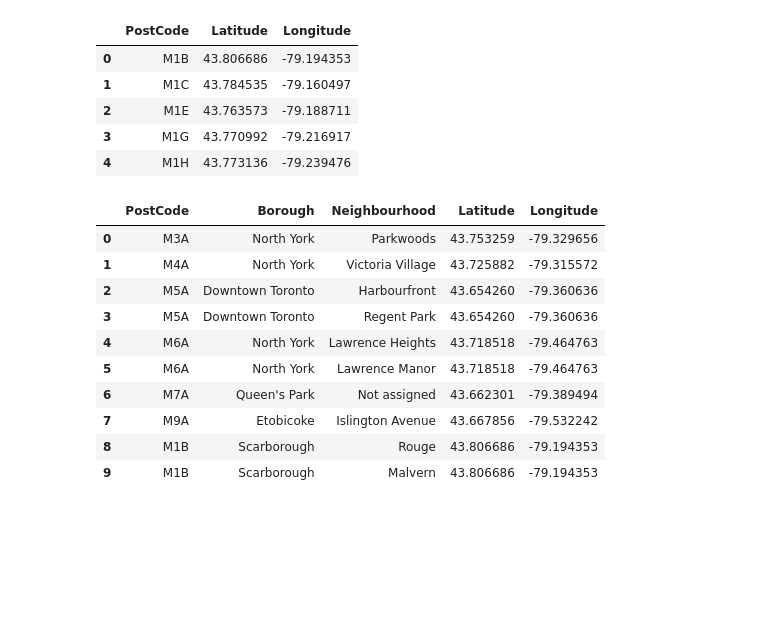
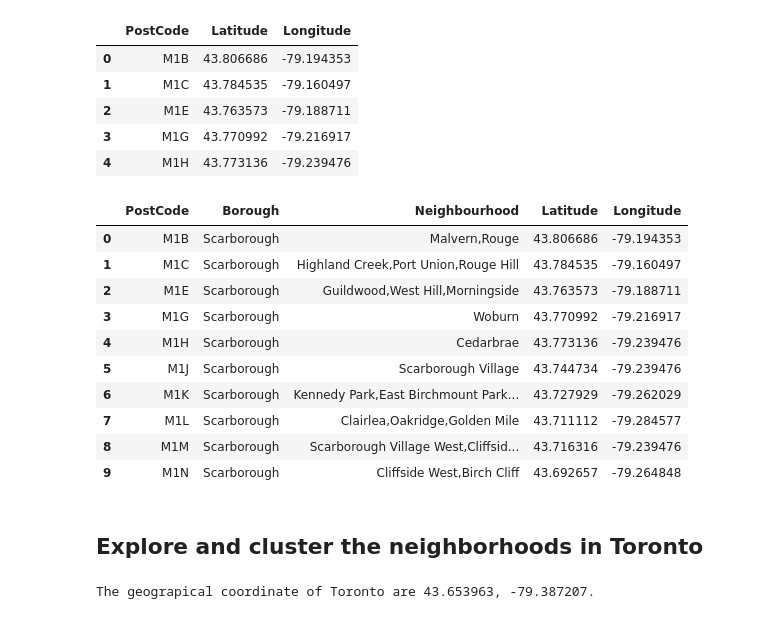
Before and after one commit to S001412/capstone, a Jupyter notebook: canada_code.ipynb, the cells around one changed output. Saved outputs shown, nothing was run; the diff lists cells and outputs as text; code cells hidden in the pictures; blank space fills up the shorter version.

```diff
--- a/canada_code.ipynb
+++ b/canada_code.ipynb
@@ -27,7 +27,7 @@ while c < len(td_tag):
 import pandas as pd
 c = {'PostCode':a1, 'Borough':a2, 'Neighbourhood':a3}
 df = pd.DataFrame(c)
-df.drop([288], inplace=True)
+df.drop([df.shape[0]-1], axis=0,inplace=True)
 # %%
 df.head(10)
 # %% [output]
@@ -48,0 +45,3 @@ df.shape
+# %%
+df = df[df.Borough != "Not assigned"]
+df.shape
@@ -48,0 +50,4 @@ df.shape
+# %%
+df_clean = df.groupby("PostCode").agg(lambda x:','.join(set(x)))
+df_clean.reset_index()
+df_clean
@@ -107,17 +132,19 @@ geo_df.head()
 | 3 | M1G | 43.770992 | -79.216917 |
 | 4 | M1H | 43.773136 | -79.239476 |
 # %%
-data = pd.merge(df, geo_df, how='right', on='PostCode')
+data = pd.merge(df_clean, geo_df, how='right', on='PostCode')
 data.head(10)
 # %% [output]
 |  | PostCode | Borough | Neighbourhood | Latitude | Longitude |
-| 0 | M3A | North York | Parkwoods | 43.753259 | -79.329656 |
-| 1 | M4A | North York | Victoria Village | 43.725882 | -79.315572 |
-| 2 | M5A | Downtown Toronto | Harbourfront | 43.654260 | -79.360636 |
-| 3 | M5A | Downtown Toronto | Regent Park | 43.654260 | -79.360636 |
-| 4 | M6A | North York | Lawrence Heights | 43.718518 | -79.464763 |
-| 5 | M6A | North York | Lawrence Manor | 43.718518 | -79.464763 |
-| 6 | M7A | Queen's Park | Not assigned | 43.662301 | -79.389494 |
-| 7 | M9A | Etobicoke | Islington Avenue | 43.667856 | -79.532242 |
-| 8 | M1B | Scarborough | Rouge | 43.806686 | -79.194353 |
-| 9 | M1B | Scarborough | Malvern | 43.806686 | -79.194353 |
+| 0 | M1B | Scarborough | Malvern,Rouge | 43.806686 | -79.194353 |
+| 1 | M1C | Scarborough | Highland Creek,Port Union,Rouge Hill | 43.784535 | -79.160497 |
+| 2 | M1E | Scarborough | Guildwood,West Hill,Morningside | 43.763573 | -79.188711 |
+| 3 | M1G | Scarborough | Woburn | 43.770992 | -79.216917 |
+| 4 | M1H | Scarborough | Cedarbrae | 43.773136 | -79.239476 |
+| 5 | M1J | Scarborough | Scarborough Village | 43.744734 | -79.239476 |
+| 6 | M1K | Scarborough | Kennedy Park,East Birchmount Park... | 43.727929 | -79.262029 |
+| 7 | M1L | Scarborough | Clairlea,Oakridge,Golden Mile | 43.711112 | -79.284577 |
+| 8 | M1M | Scarborough | Scarborough Village West,Cliffsid... | 43.716316 | -79.239476 |
+| 9 | M1N | Scarborough | Cliffside West,Birch Cliff | 43.692657 | -79.264848 |
+# %% [markdown]
+## Explore and cluster the neighborhoods in Toronto
@@ -123,0 +162,12 @@ data.head(10)
+# %%
+#using geopy to get the latitude and longitude values of Toronto
+
+address = 'Toronto, CA'
+
+geolocator = Nominatim(user_agent="ny_explorer")
+location = geolocator.geocode(address)
+latitude = location.latitude
+longitude = location.longitude
+print('The geograpical coordinate of Toronto are {}, {}.'.format(latitude, longitude))
+# %% [output]
+The geograpical coordinate of Toronto are 43.653963, -79.387207.
```
Also changed, not shown: parts of 27 cells of this notebook.
